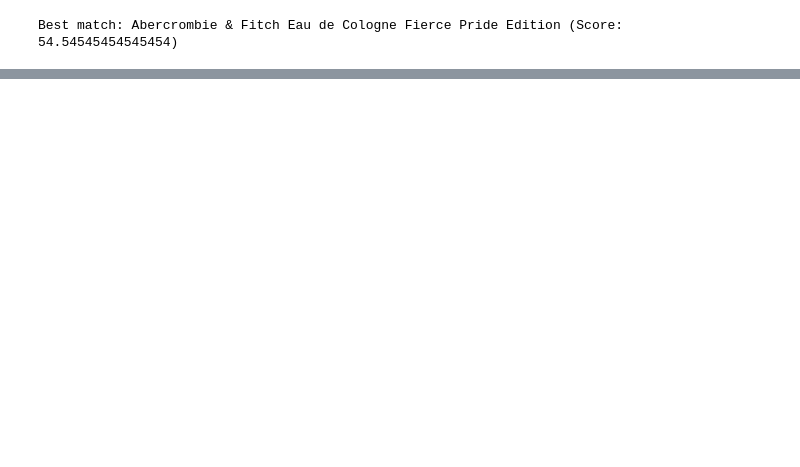
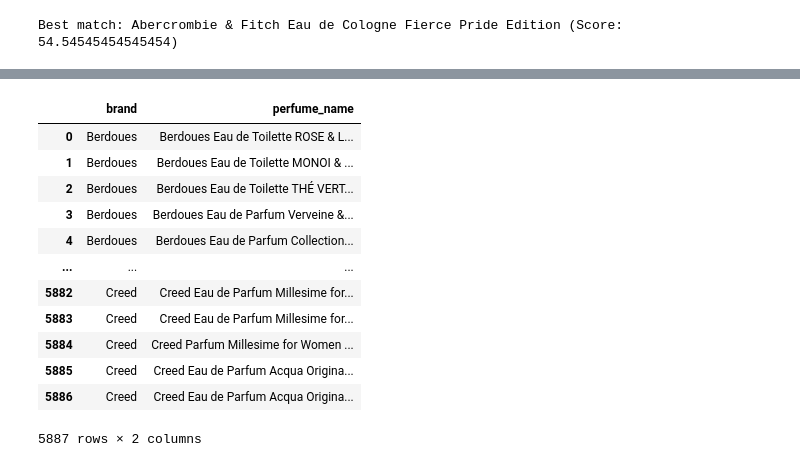
Before and after one commit to hamza1av/Parfumo, a Jupyter notebook: Spielwiese.ipynb, the cells around one changed output, grey strips where cells are left out. Saved outputs shown, nothing was run; the diff lists cells and outputs as text; code cells hidden in the pictures; blank space fills up the shorter version.

```diff
--- a/Spielwiese.ipynb
+++ b/Spielwiese.ipynb
@@ -268,0 +139,16 @@ SyntaxError: invalid syntax (3641643258.py, line 1)
+# %%
+df2[['brand', 'perfume_name']]
+# %% [output]
+|  | brand | perfume_name |
+| 0 | Berdoues | Berdoues Eau de Toilette ROSE & L... |
+| 1 | Berdoues | Berdoues Eau de Toilette MONOI & ... |
+| 2 | Berdoues | Berdoues Eau de Toilette THÉ VERT... |
+| 3 | Berdoues | Berdoues Eau de Parfum Verveine &... |
+| 4 | Berdoues | Berdoues Eau de Parfum Collection... |
+| ... | ... | ... |
+| 5882 | Creed | Creed Eau de Parfum Millesime for... |
+| 5883 | Creed | Creed Eau de Parfum Millesime for... |
+| 5884 | Creed | Creed Parfum Millesime for Women ... |
+| 5885 | Creed | Creed Eau de Parfum Acqua Origina... |
+| 5886 | Creed | Creed Eau de Parfum Acqua Origina... |
+5887 rows × 2 columns
```
Also changed, not shown: parts of 34 cells of this notebook, 2 other files.
